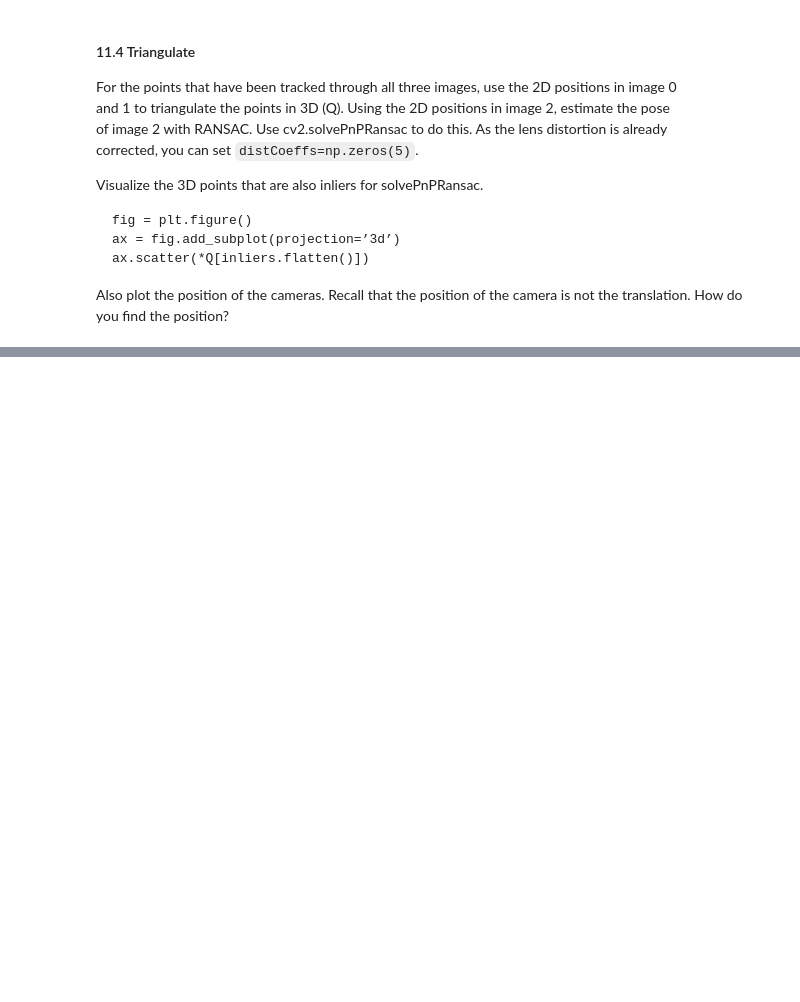
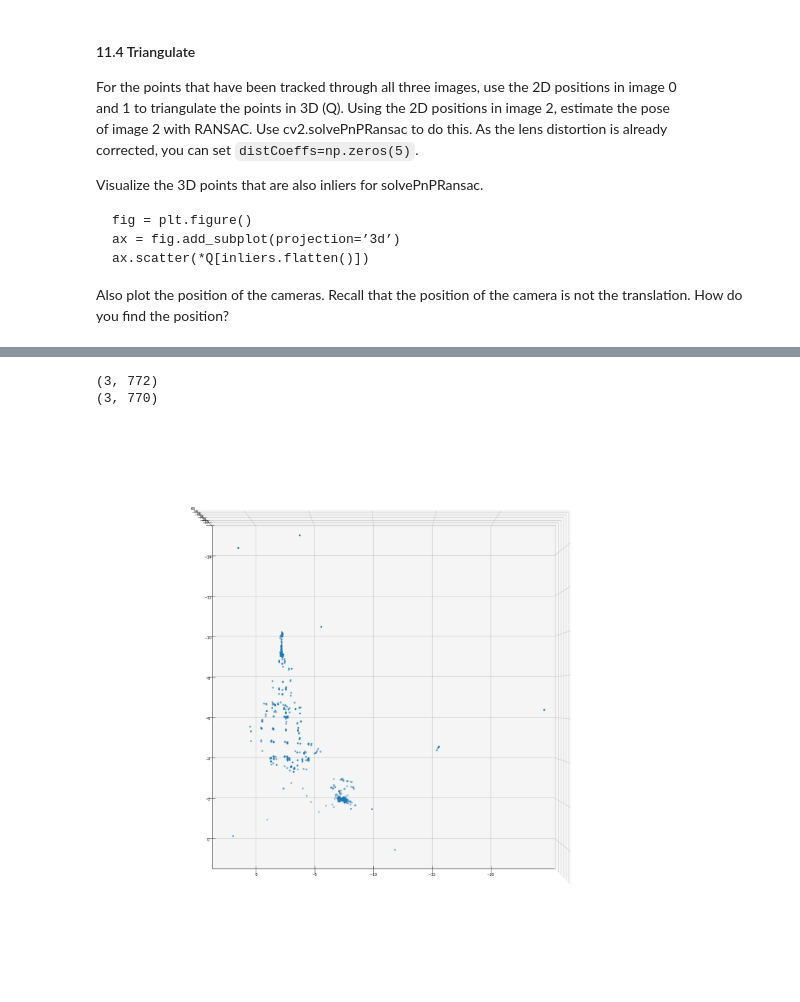
Before and after one commit to henrfj/02504-Computer-Vision, a Jupyter notebook: ex11_VO_1.ipynb, the cells around one changed output, grey strips where cells are left out. Cells and saved outputs as stored; diff of their text form; code cells hidden in the pictures; blank space fills up the shorter version.

```diff
--- a/ex11_VO_1.ipynb
+++ b/ex11_VO_1.ipynb
@@ -245,0 +455,14 @@ Error:
+# %%
+Qs = np.hstack(all_Qs)
+print(Qs.shape)
+Q_filter = filter_points(Qs)
+print(Q_filter.shape)
+
+fig = plt.figure(figsize=(30, 30))
+ax = fig.add_subplot(projection="3d")
+ax.scatter(Q_filter[0, :], Q_filter[1, :], Q_filter[2, :]);
+ax.view_init(90, 90);
+# %% [output]
+(3, 772)
+(3, 770)
+[figure, added]
```
Also changed, not shown: parts of 15 cells of this notebook, 2 other files.
